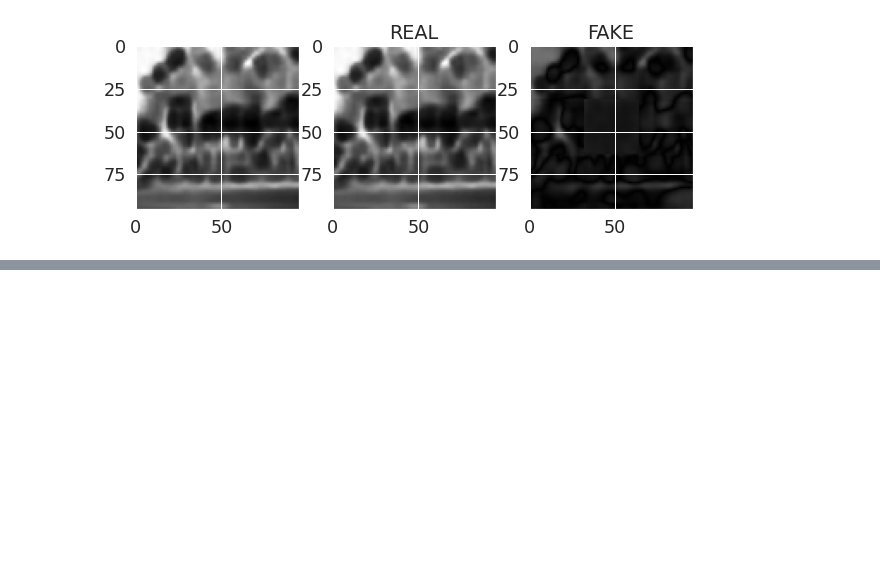
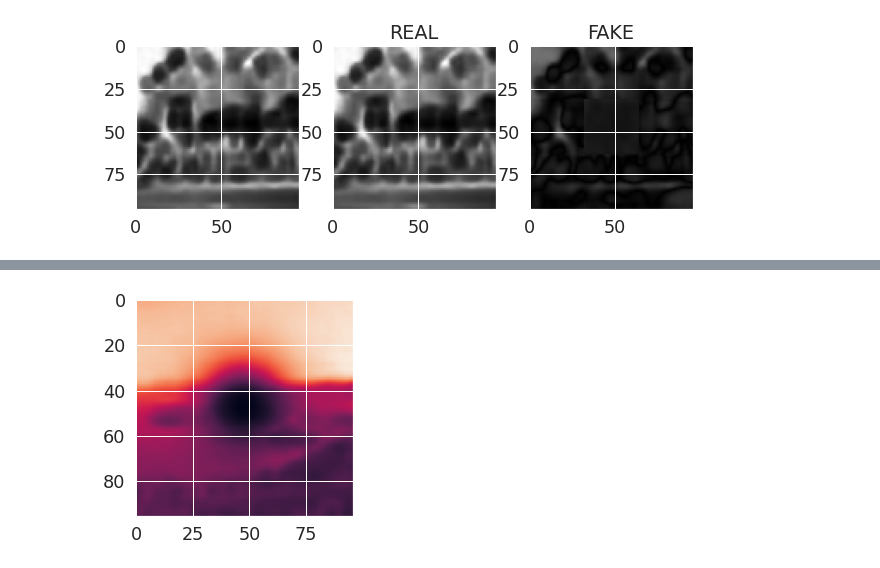
Before and after one commit to WeiKuoLi/Picture-Interpolation, a Jupyter notebook: picture_interpolation.ipynb, the cells around one changed output, grey strips where cells are left out. Drawn from its saved outputs; the diff is of its cells as text; code cells hidden in the pictures; blank space fills up the shorter version.

```diff
--- a/picture_interpolation.ipynb
+++ b/picture_interpolation.ipynb
@@ -774,0 +770,86 @@ plt.show()
+# %%
+def get_mask_gaussian():
+  _one=np.ones((96,96),dtype=np.float32)
+  _x=np.linspace(-1,1,96).reshape(1,96)
+  _y=np.linspace(-1,1,96).reshape(96,1)
+  _w=.8
+  _gauss=np.exp(-_w*(_x**2+_y**2))**5
+  _mask=(np.tanh(_one-_gauss)).astype(np.float32)
+  print(_gauss)
+  return _mask
+# %%
+
+print(all_pic.shape)
+#plt.imshow(all_pic[330],cmap='bone')
+pimg = all_pic[3344]
+#plt.imshow(pimg)
+f = np.fft.fft2(pimg)
+print('MAX is',np.amax(f.real), np.amax(f.imag))
+invf = np.fft.ifft2(f)
+#plt.imshow(invf.real)
+
+all_pic_cut=np.array(all_pic[:,16:112,16:112])
+x=np.array(all_pic_cut[3344])
+plt.imshow(x*get_mask_gaussian())
+
+fig, ax=plt.subplots(1,4,figsize=(10,10))
+ax[0].imshow(all_pic[3344],cmap=plt.cm.gray)
+ax[0].title.set_text('PIC')
+ax[1].imshow(invf.real,cmap=plt.cm.gray)
+ax[1].title.set_text('IFFT(FFT(PIC))')
+ax[2].imshow(all_pic_cut[3344],cmap=plt.cm.gray)
+ax[2].title.set_text('CUT_96x96 ')
+ax[3].imshow((all_pic_cut*(get_mask_gaussian().reshape(1,96,96)))[3344],cmap=plt.cm.gray)
+ax[3].title.set_text('CUT_CENTER')
+plt.show()
+
+#all_pic_cut
+
+train_x_4=(all_pic_cut*(get_mask_gaussian().reshape(1,96,96))) /255
+train_y_4=all_pic_cut/255
+
+train_x_4=np.array(train_x_4,dtype='float32').reshape(-1,96,96,1)
+train_y_4=np.array(train_y_4,dtype='float32').reshape(-1,96,96,1)
+
+fig, ax=plt.subplots(1,2,figsize=(10,10))
+ax[0].imshow(train_x_4[3330].reshape(96,96),cmap=plt.cm.gray)
+ax[1].imshow(train_y_4[3330].reshape(96,96),cmap=plt.cm.gray)
+plt.show()
+#print(train_x_4,train_y_4)
+
+print(train_x_4.dtype)
+train_X_4_tf = (tf.convert_to_tensor(train_x_4,dtype=tf.float32))
+
+train_Y_4_tf = (tf.convert_to_tensor(train_y_4,dtype=tf.float32))
+
+
+
+def get_model_4():
+
+    img_input = layers.Input(shape=(96,96,1))
+
+    # First convolution extracts 16 filters that are 3x3
+    # Convolution is followed by max-pooling layer with a 2x2 window
+    #x = layers.Resizing(48, 48, interpolation="bilinear", crop_to_aspect_ratio=False)(img_input)
+    x = layers.Conv2D(4, 3, activation='relu')(img_input)
+   # x = layers.MaxPooling3D(2)(x)
+
+    xt = layers.Conv2D(8, 3, activation='relu')(x)
+
+    x2 = layers.Conv2D(16, 3, activation='relu')(xt)
+    #x2 = layers.MaxPooling2D(2)(x2)
+
+    x3 = layers.Conv2D(4, 3, activation='relu')(x2)
+    x3 = layers.Resizing(96, 96, interpolation="bilinear", crop_to_aspect_ratio=False)(x3)
+    #x4 = layers.Reshape((32,32))(x3)
+
+
+    x4 = layers.Dense(2, activation='tanh')(x3)
+    output = layers.Dense(1, activation='tanh')(x4)
+
+    # Create model:
+    model = Model(img_input, output)
+
+    return model
+tf.keras.backend.clear_session()
+# %% [output]
@@ -774,0 +872 @@ plt.show()
+[figure, added]
```
Also changed, not shown: parts of 21 cells of this notebook.
